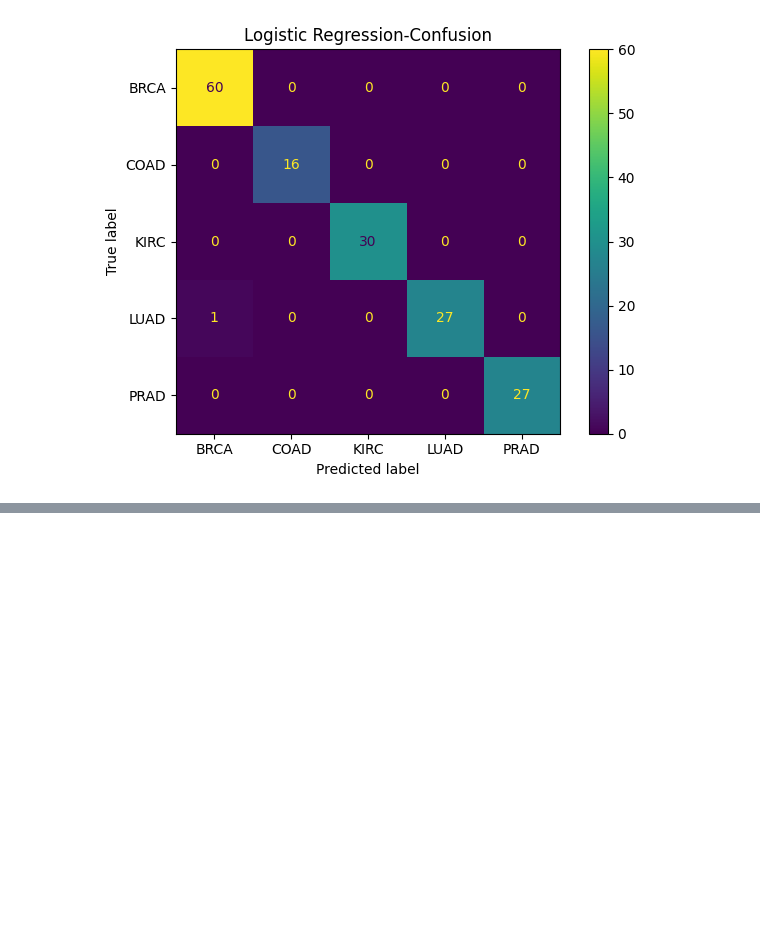
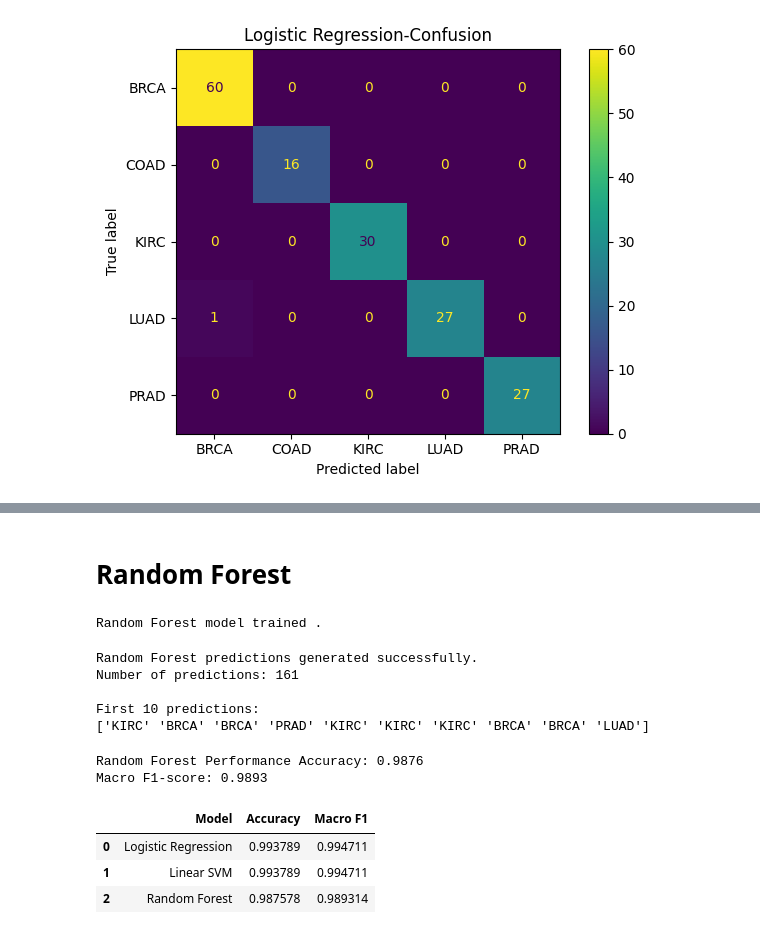
Before and after one commit to Ishika0310/cancer-gene-expression-ml, a Jupyter notebook: notebooks/01_data_exploration.ipynb, the cells around one changed output, grey strips where cells are left out. Drawn from its saved outputs; the diff is of its cells as text; code cells hidden in the pictures; blank space fills up the shorter version.

Commit message:
Compare classification models

```diff
--- a/notebooks/01_data_exploration.ipynb
+++ b/notebooks/01_data_exploration.ipynb
@@ -546,0 +569,7 @@ plt.show()
+# %%
+from sklearn.metrics import accuracy_score,f1_score
+svm_accuracy = accuracy_score(y_test,y_pred_svm)
+svm_macro_f1=f1_score(y_test,y_pred_svm,average='macro')
+
+print('Linear SVM Performance Accuracy:', round(svm_accuracy,4))
+print('Macro F1-score:',round(svm_macro_f1,4))
@@ -546,0 +602,68 @@ plt.show()
+# %% [markdown]
+# Random Forest
+# %%
+from sklearn.ensemble import RandomForestClassifier
+
+rf_model = RandomForestClassifier(
+    n_estimators=300,
+    random_state=42,
+    n_jobs=-1
+)
+
+rf_model.fit(
+    x_train_selected,
+    y_train
+)
+
+print("Random Forest model trained .")
+# %% [output]
+Random Forest model trained .
+# %%
+y_pred_rf = rf_model.predict(x_test_selected)
+
+print("Random Forest predictions generated successfully.")
+print("Number of predictions:", len(y_pred_rf))
+print("\nFirst 10 predictions:")
+print(y_pred_rf[:10])
+# %% [output]
+Random Forest predictions generated successfully.
+Number of predictions: 161
+
+First 10 predictions:
+['KIRC' 'BRCA' 'BRCA' 'PRAD' 'KIRC' 'KIRC' 'KIRC' 'BRCA' 'BRCA' 'LUAD']
+# %%
+rf_accuracy = accuracy_score(y_test, y_pred_rf)
+rf_macro_f1 = f1_score(y_test, y_pred_rf, average="macro")
+
+print("Random Forest Performance Accuracy:", round(rf_accuracy, 4))
+print("Macro F1-score:", round(rf_macro_f1, 4))
+# %% [output]
+Random Forest Performance Accuracy: 0.9876
+Macro F1-score: 0.9893
+# %%
+# update comparison table
+
+model_results = pd.DataFrame({
+    "Model": [
+        "Logistic Regression",
+        "Linear SVM",
+        "Random Forest"
+    ],
+    "Accuracy": [
+        accuracy,
+        svm_accuracy,
+        rf_accuracy
+    ],
+    "Macro F1": [
+        macro_f1,
+        svm_macro_f1,
+        rf_macro_f1
+    ]
+})
+
+display(model_results)
+# %% [output]
+|  | Model | Accuracy | Macro F1 |
+| 0 | Logistic Regression | 0.993789 | 0.994711 |
+| 1 | Linear SVM | 0.993789 | 0.994711 |
+| 2 | Random Forest | 0.987578 | 0.989314 |
```
Also changed, not shown: parts of 6 cells of this notebook.
